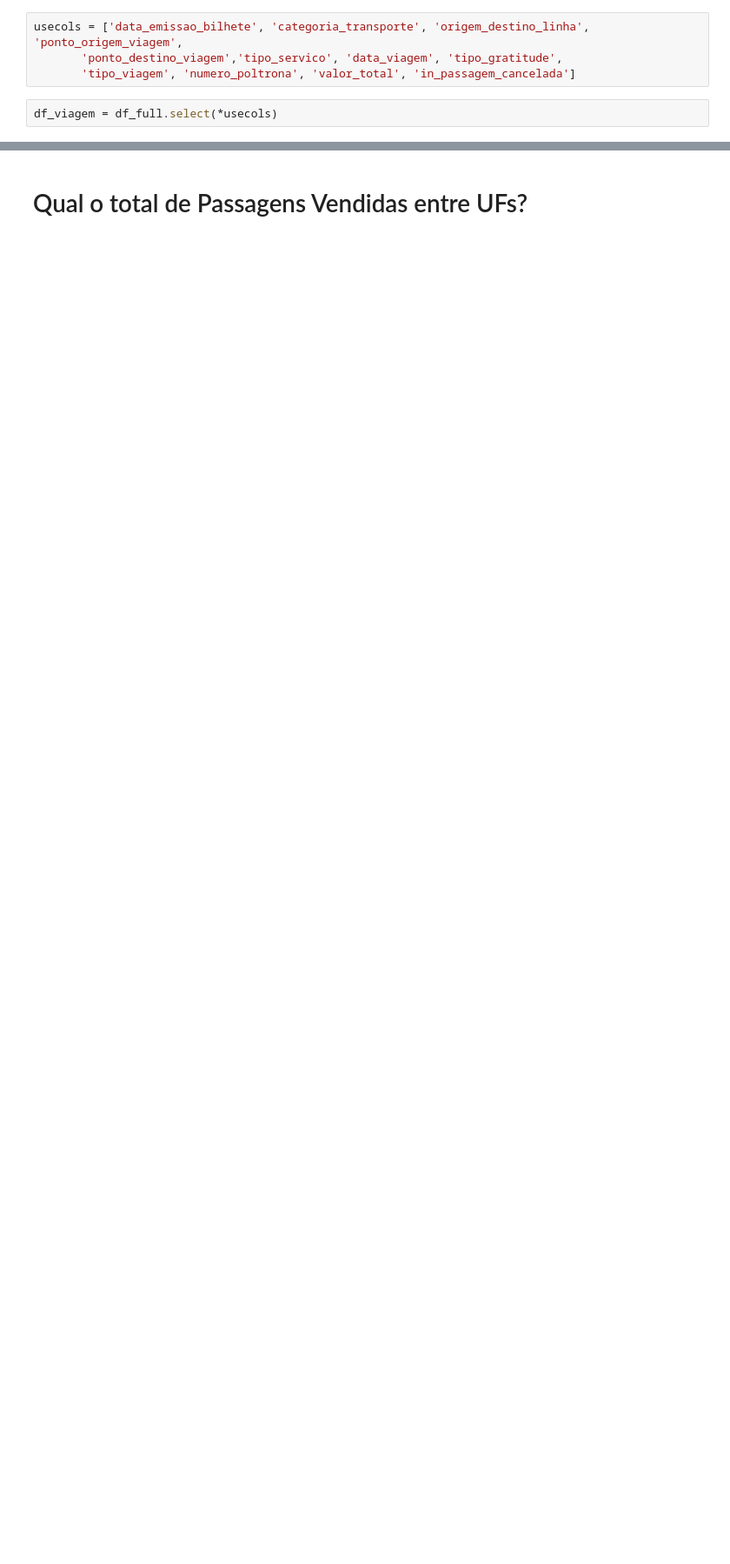
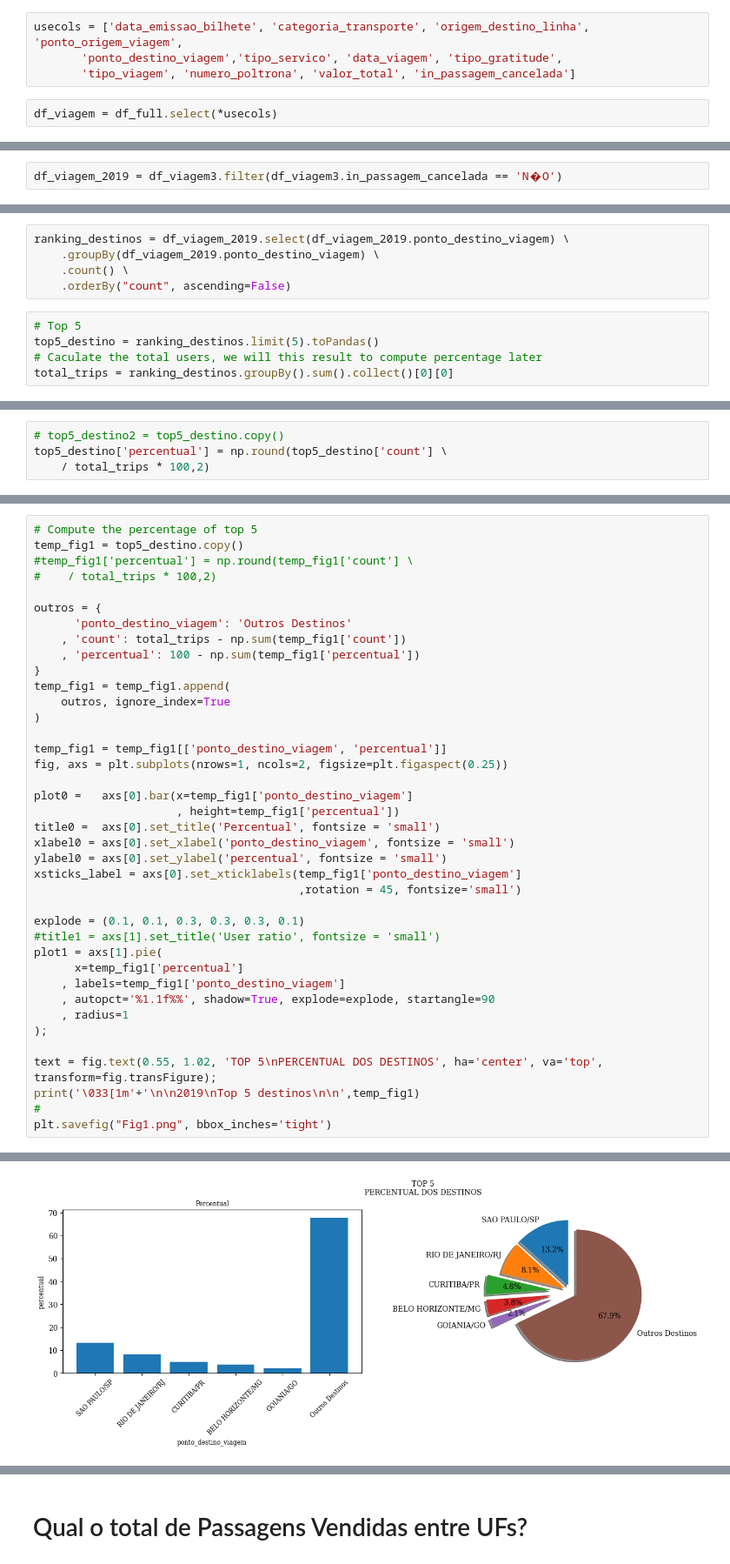
Before and after one commit to silviolima07/Kaggle, a Jupyter notebook: Analise_Viagens_Onibus_Pyspark.ipynb, the cells around one changed output, grey strips where cells are left out. Shown at 87% size. Drawn from its saved outputs; the diff is of its cells as text; blank space fills up the shorter version.

```diff
--- a/Analise_Viagens_Onibus_Pyspark.ipynb
+++ b/Analise_Viagens_Onibus_Pyspark.ipynb
@@ -552,0 +421,2 @@ plt.savefig("Fig6.png",  bbox_inches='tight')
+# %%
+df_viagem_2019 = df_viagem3.filter(df_viagem3.in_passagem_cancelada == 'N�O')
@@ -552,0 +433,10 @@ plt.savefig("Fig6.png",  bbox_inches='tight')
+# %%
+ranking_destinos = df_viagem_2019.select(df_viagem_2019.ponto_destino_viagem) \
+    .groupBy(df_viagem_2019.ponto_destino_viagem) \
+    .count() \
+    .orderBy("count", ascending=False)
+# %%
+# Top 5
+top5_destino = ranking_destinos.limit(5).toPandas()
+# Caculate the total users, we will this result to compute percentage later
+total_trips = ranking_destinos.groupBy().sum().collect()[0][0]
@@ -552,0 +452,4 @@ plt.savefig("Fig6.png",  bbox_inches='tight')
+# %%
+# top5_destino2 = top5_destino.copy()
+top5_destino['percentual'] = np.round(top5_destino['count'] \
+    / total_trips * 100,2)
@@ -552,0 +465,40 @@ plt.savefig("Fig6.png",  bbox_inches='tight')
+# %%
+# Compute the percentage of top 5
+temp_fig1 = top5_destino.copy()
+#temp_fig1['percentual'] = np.round(temp_fig1['count'] \
+#    / total_trips * 100,2)
+
+outros = {
+      'ponto_destino_viagem': 'Outros Destinos'
+    , 'count': total_trips - np.sum(temp_fig1['count'])
+    , 'percentual': 100 - np.sum(temp_fig1['percentual'])
+}
+temp_fig1 = temp_fig1.append(
+    outros, ignore_index=True
+)
+
+temp_fig1 = temp_fig1[['ponto_destino_viagem', 'percentual']]
+fig, axs = plt.subplots(nrows=1, ncols=2, figsize=plt.figaspect(0.25))
+
+plot0 =   axs[0].bar(x=temp_fig1['ponto_destino_viagem']
+                     , height=temp_fig1['percentual'])
+title0 =  axs[0].set_title('Percentual', fontsize = 'small')
+xlabel0 = axs[0].set_xlabel('ponto_destino_viagem', fontsize = 'small')
+ylabel0 = axs[0].set_ylabel('percentual', fontsize = 'small')
+xsticks_label = axs[0].set_xticklabels(temp_fig1['ponto_destino_viagem']
+                                       ,rotation = 45, fontsize='small')
+
+explode = (0.1, 0.1, 0.3, 0.3, 0.3, 0.1)
+#title1 = axs[1].set_title('User ratio', fontsize = 'small')
+plot1 = axs[1].pie(
+      x=temp_fig1['percentual']
+    , labels=temp_fig1['ponto_destino_viagem']
+    , autopct='%1.1f%%', shadow=True, explode=explode, startangle=90
+    , radius=1
+);
+
+text = fig.text(0.55, 1.02, 'TOP 5\nPERCENTUAL DOS DESTINOS', ha='center', va='top', transform=fig.transFigure);
+print('\033[1m'+'\n\n2019\nTop 5 destinos\n\n',temp_fig1)
+#
+plt.savefig("Fig1.png", bbox_inches='tight')
+# %% [output]
@@ -552,0 +515 @@ plt.savefig("Fig6.png",  bbox_inches='tight')
+[figure, added]
```
Also changed, not shown: parts of 253 cells of this notebook.
